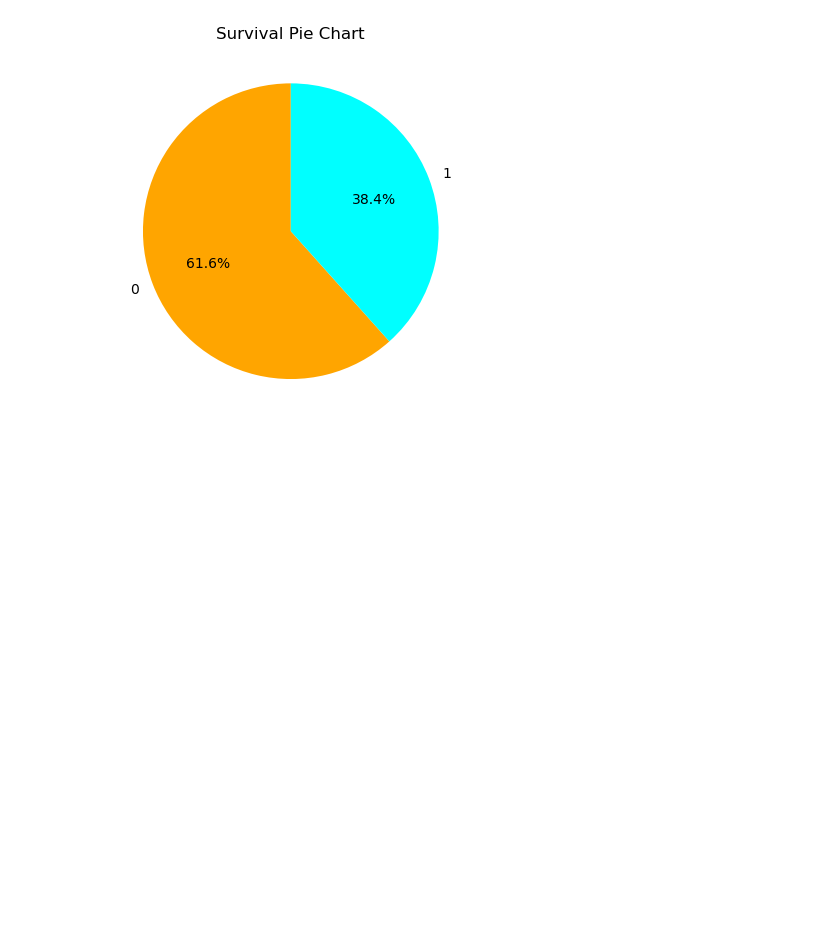
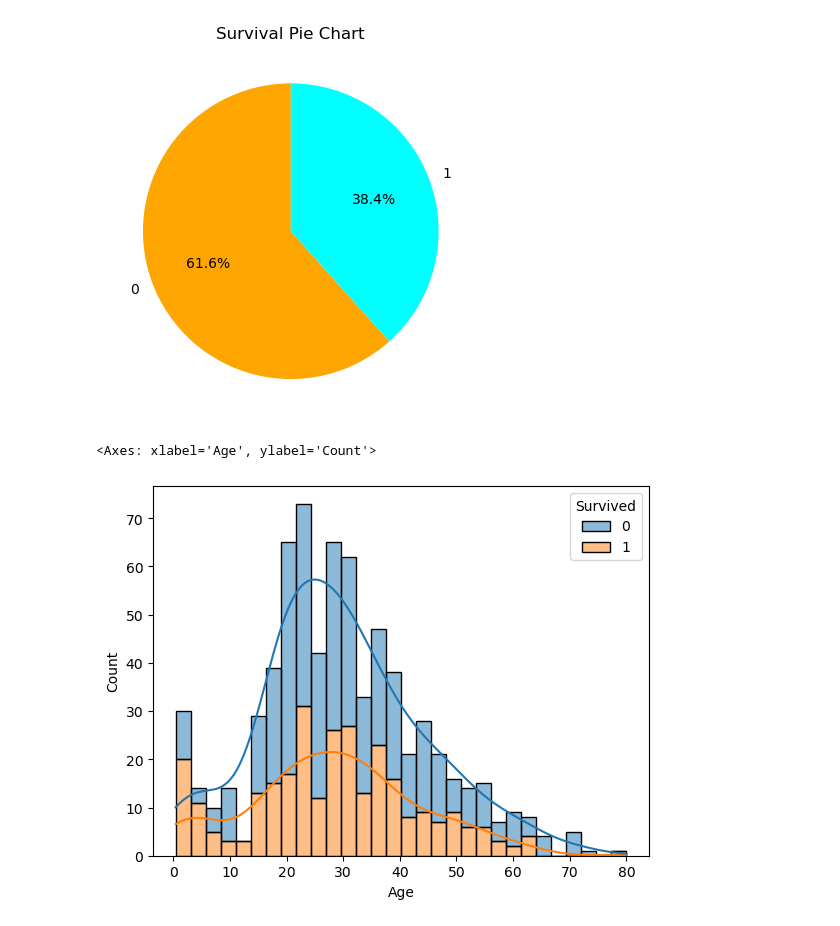
Before and after one commit to BhaskarSamanta/machinelearning_algorithms, a Jupyter notebook: Data_Plotting_.ipynb, the cells around one changed output. Saved outputs shown, nothing was run; the diff lists cells and outputs as text; code cells hidden in the pictures; blank space fills up the shorter version.

```diff
--- a/Data_Plotting_.ipynb
+++ b/Data_Plotting_.ipynb
@@ -26,3 +31,8 @@ Survived
 Name: count, dtype: int64
 Text(0.5, 1.0, 'Survival Pie Chart')
 [figure]
+# %%
+sb.histplot(data=df,hue='Survived',multiple='stack',x='Age',kde='True',bins=30)
+# %% [output]
+<Axes: xlabel='Age', ylabel='Count'>
+[figure, added]
```
Also changed, not shown: parts of 4 cells of this notebook, 10 other files.
